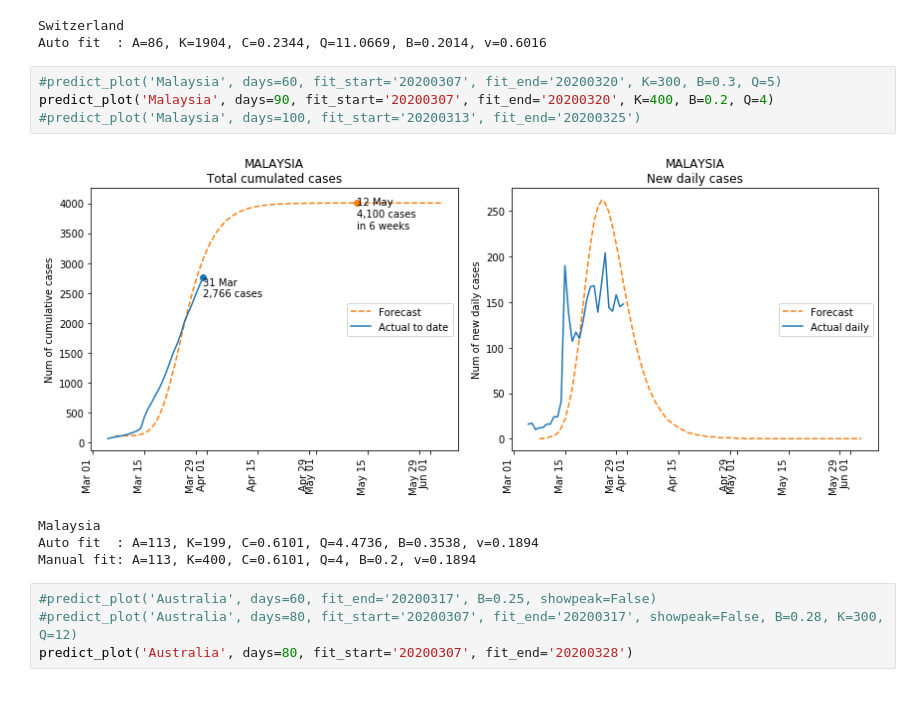
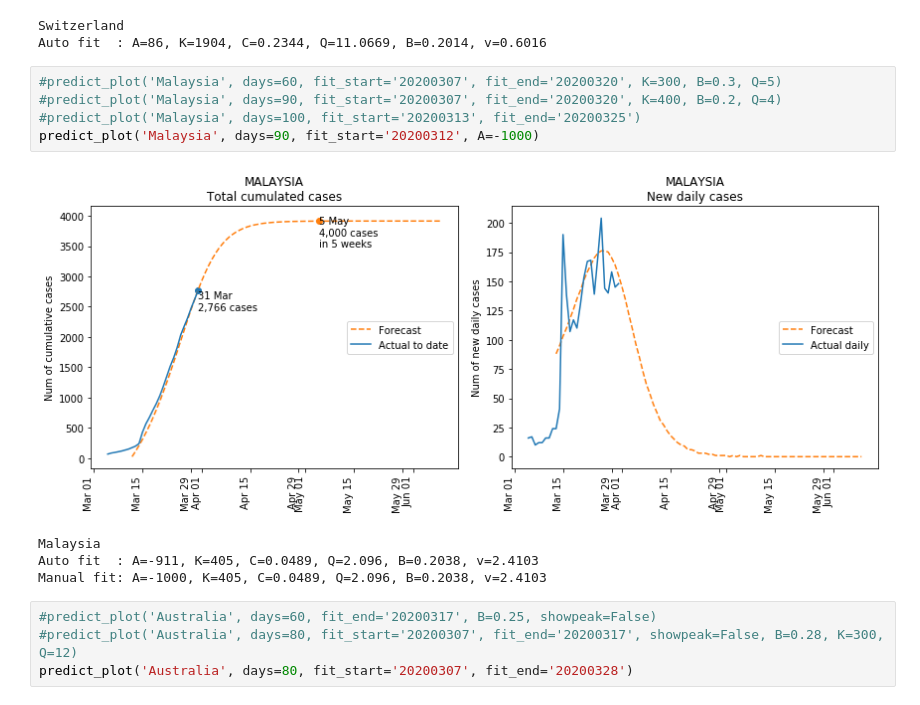
Before and after one commit to khairulomar/Covid-19, a Jupyter notebook: Covid19.ipynb, the cells around one changed output. Cells and saved outputs as stored; diff of their text form.

```diff
--- a/Covid19.ipynb
+++ b/Covid19.ipynb
@@ -738,13 +738,14 @@ Switzerland
 Auto fit  : A=86, K=1904, C=0.2344, Q=11.0669, B=0.2014, v=0.6016
 # %%
 #predict_plot('Malaysia', days=60, fit_start='20200307', fit_end='20200320', K=300, B=0.3, Q=5)
-predict_plot('Malaysia', days=90, fit_start='20200307', fit_end='20200320', K=400, B=0.2, Q=4)
+#predict_plot('Malaysia', days=90, fit_start='20200307', fit_end='20200320', K=400, B=0.2, Q=4)
 #predict_plot('Malaysia', days=100, fit_start='20200313', fit_end='20200325')
+predict_plot('Malaysia', days=90, fit_start='20200312', A=-1000)
 # %% [output]
-[figure, old version]
+[figure, new version]
 Malaysia
-Auto fit  : A=113, K=199, C=0.6101, Q=4.4736, B=0.3538, v=0.1894
-Manual fit: A=113, K=400, C=0.6101, Q=4, B=0.2, v=0.1894
+Auto fit  : A=-911, K=405, C=0.0489, Q=2.096, B=0.2038, v=2.4103
+Manual fit: A=-1000, K=405, C=0.0489, Q=2.096, B=0.2038, v=2.4103
 # %%
 #predict_plot('Australia', days=60, fit_end='20200317', B=0.25, showpeak=False)
 #predict_plot('Australia', days=80, fit_start='20200307', fit_end='20200317', showpeak=False, B=0.28, K=300, Q=12)
```
Also changed, not shown: 1 other file.
